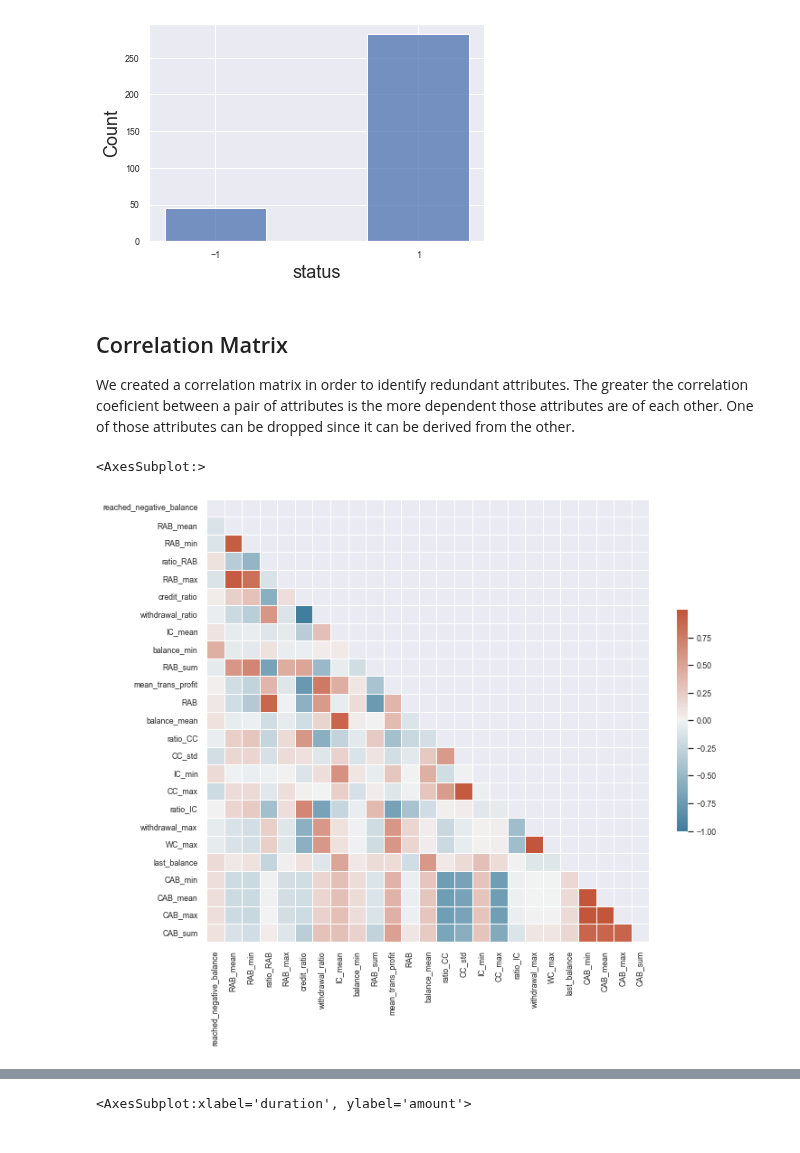
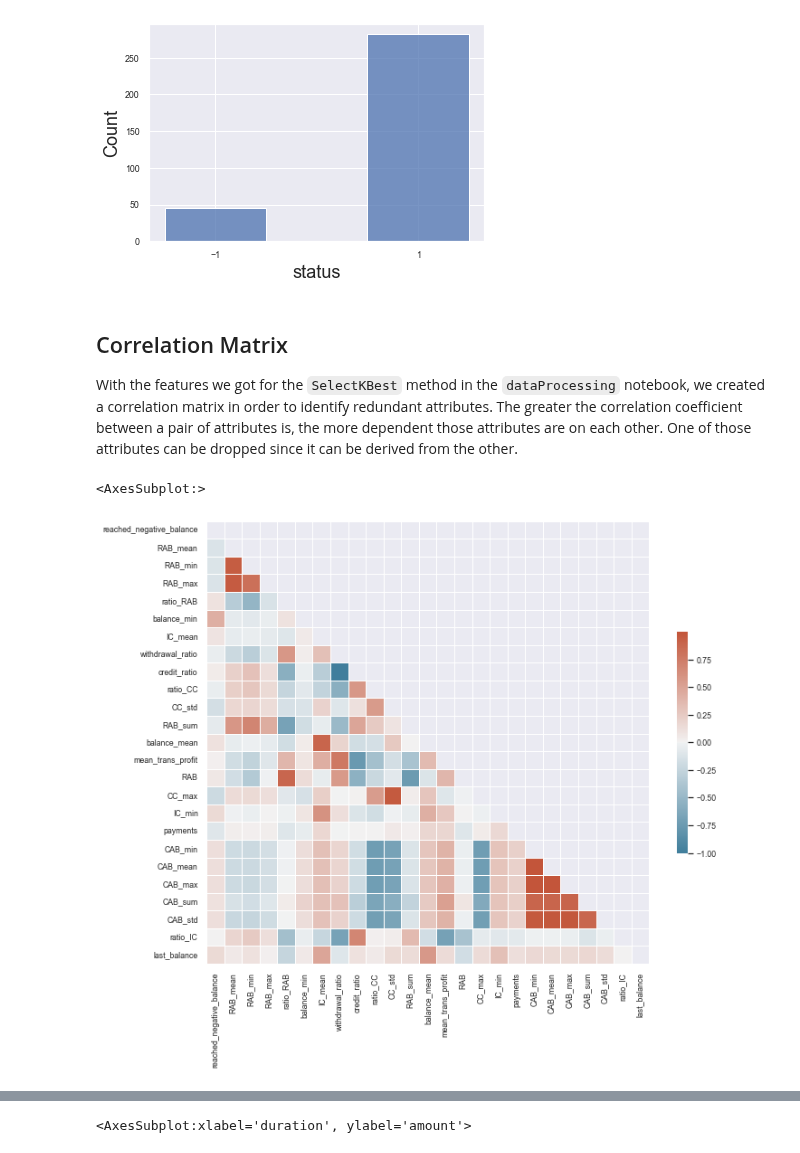
Before and after one commit to 2dukes/PROJ_AC_2122, a Jupyter notebook: dataUnderstanding.ipynb, the cells around one changed output, grey strips where cells are left out. Saved outputs shown, nothing was run; the diff lists cells and outputs as text; code cells hidden in the pictures.

Commit message:
Fix: Descriptions in dataUnderstanding mostly.

```diff
--- a/dataUnderstanding.ipynb
+++ b/dataUnderstanding.ipynb
@@ -52,31 +53,31 @@ fig.set(xticks=[-1,1])
 # %% [markdown]
 ## Correlation Matrix <a class="anchor" id="correlation-matrix"></a>
 
-We created a correlation matrix in order to identify redundant attributes. The greater the correlation coeficient between a pair of attributes is the more dependent those attributes are of each other. One of those attributes can be dropped since it can be derived from the other.
+With the features we got for the `SelectKBest` method in the `dataProcessing` notebook, we created a correlation matrix in order to identify redundant attributes. The greater the correlation coefficient between a pair of attributes is, the more dependent those attributes are on each other. One of those attributes can be dropped since it can be derived from the other.
 # %%
 # Best features returned previously by the Feature Selection algorithm.
-best_features = [
-    'reached_negative_balance', 'RAB_mean', 'RAB_min', 'ratio_RAB', 'RAB_max', 'credit_ratio', 'withdrawal_ratio',
-    'IC_mean', 'balance_min', 'RAB_sum', 'mean_trans_profit', 'RAB', 'balance_mean', 'ratio_CC', 'CC_std', 'IC_min', 'CC_max',
-    'ratio_IC', 'withdrawal_max', 'WC_max', 'last_balance', 'CAB_min', 'CAB_mean', 'CAB_max', 'CAB_sum'
-]
+best_features = ['reached_negative_balance', 'RAB_mean', 'RAB_min', 'RAB_max',
+    'ratio_RAB', 'balance_min', 'IC_mean', 'withdrawal_ratio', 'credit_ratio',
+    'ratio_CC', 'CC_std', 'RAB_sum', 'balance_mean', 'mean_trans_profit', 'RAB',
+    'CC_max', 'IC_min', 'payments', 'CAB_min', 'CAB_mean', 'CAB_max', 'CAB_sum',
+    'CAB_std', 'ratio_IC', 'last_balance']
 
 corr = df[best_features].corr()
 
 # Generate a mask for the upper triangle
 mask = np.triu(np.ones_like(corr, dtype=bool))
 
 # Set up the matplotlib figure
 f, ax = plt.subplots(figsize=(11, 9))
 
 # Generate a custom diverging colormap
 cmap = sns.diverging_palette(230, 20, as_cmap=True)
 
 # Draw the heatmap with the mask and correct aspect ratio
 sns.heatmap(corr, mask=mask, cmap=cmap, center=0,
             square=True, linewidths=.5, cbar_kws={"shrink": .5})
 # %% [output]
 <AxesSubplot:>
-[figure, old version]
+[figure, new version]
 # %% [markdown]
 Looking at the correlation matrix of the best features (according to our feature selection algorithm), we can see that the following columns have a high correlation:
```
Also changed, not shown: parts of 13 cells of this notebook, 2 other files.
